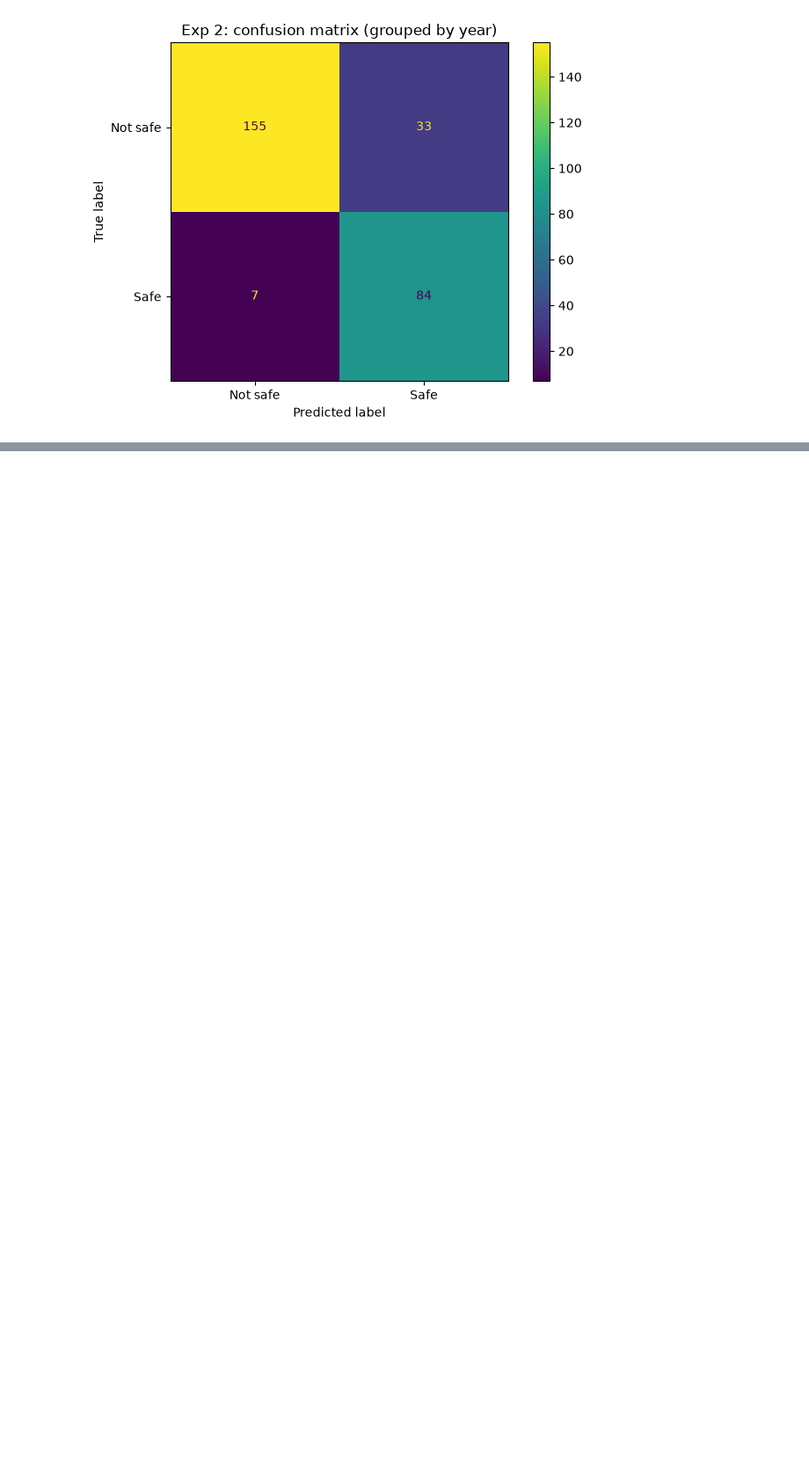
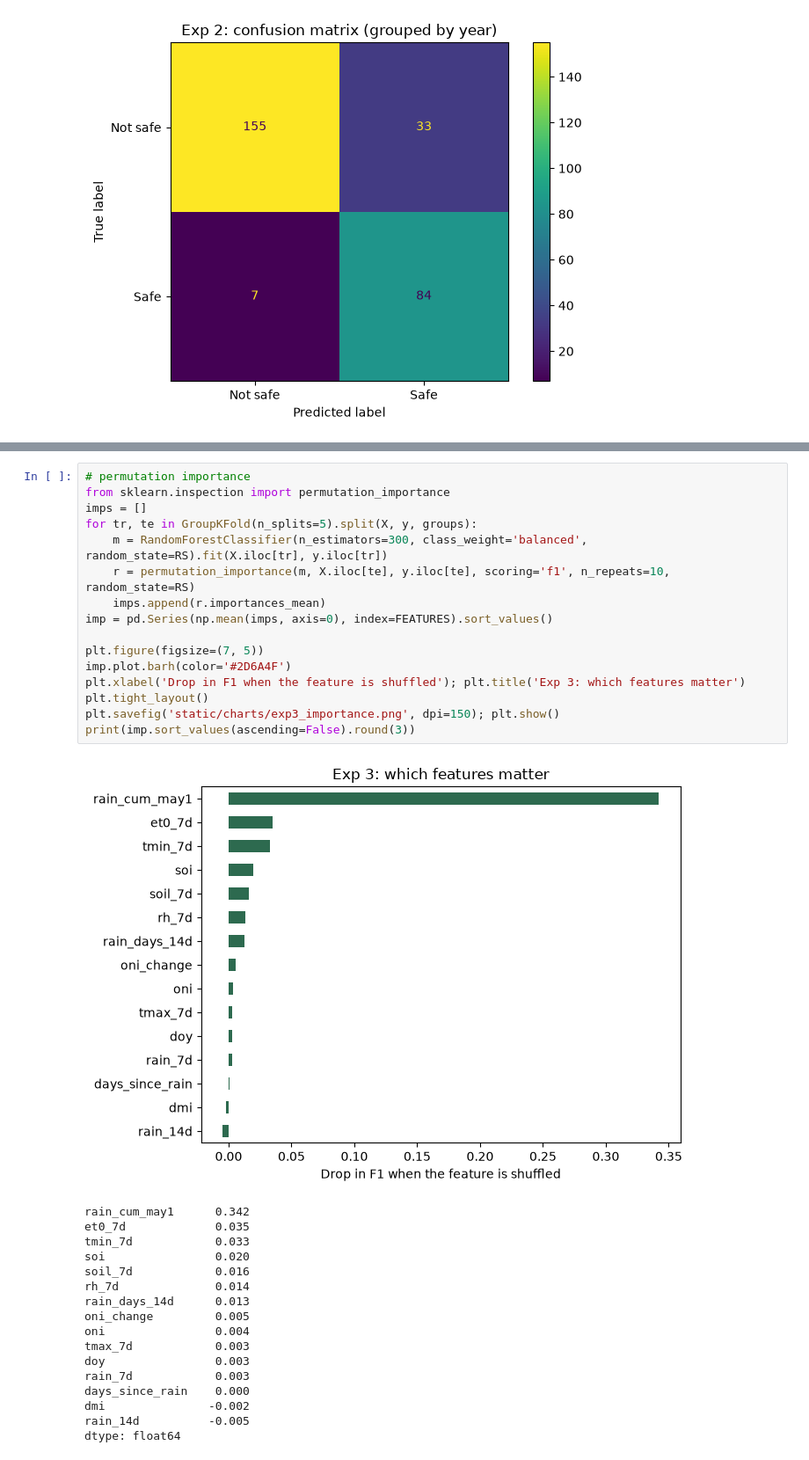
Before and after one commit to samikshadongare06-jpg/aiml-cie, a Jupyter notebook: notebooks/experiments.ipynb, the cells around one changed output, grey strips where cells are left out. Shown at 88% size. Drawn from its saved outputs; the diff is of its cells as text; blank space fills up the shorter version.

```diff
--- a/notebooks/experiments.ipynb
+++ b/notebooks/experiments.ipynb
@@ -203,0 +250,34 @@ plt.savefig('static/charts/exp2_confusion.png', dpi=150); plt.show()
+# %%
+# permutation importance
+from sklearn.inspection import permutation_importance
+imps = []
+for tr, te in GroupKFold(n_splits=5).split(X, y, groups):
+    m = RandomForestClassifier(n_estimators=300, class_weight='balanced', random_state=RS).fit(X.iloc[tr], y.iloc[tr])
+    r = permutation_importance(m, X.iloc[te], y.iloc[te], scoring='f1', n_repeats=10, random_state=RS)
+    imps.append(r.importances_mean)
+imp = pd.Series(np.mean(imps, axis=0), index=FEATURES).sort_values()
+
+plt.figure(figsize=(7, 5))
+imp.plot.barh(color='#2D6A4F')
+plt.xlabel('Drop in F1 when the feature is shuffled'); plt.title('Exp 3: which features matter')
+plt.tight_layout()
+plt.savefig('static/charts/exp3_importance.png', dpi=150); plt.show()
+print(imp.sort_values(ascending=False).round(3))
+# %% [output]
+[figure, added]
+rain_cum_may1      0.342
+et0_7d             0.035
+tmin_7d            0.033
+soi                0.020
+soil_7d            0.016
+rh_7d              0.014
+rain_days_14d      0.013
+oni_change         0.005
+oni                0.004
+tmax_7d            0.003
+doy                0.003
+rain_7d            0.003
+days_since_rain    0.000
+dmi               -0.002
+rain_14d          -0.005
+dtype: float64
```
Also changed, not shown: parts of 5 cells of this notebook, 6 other files.
